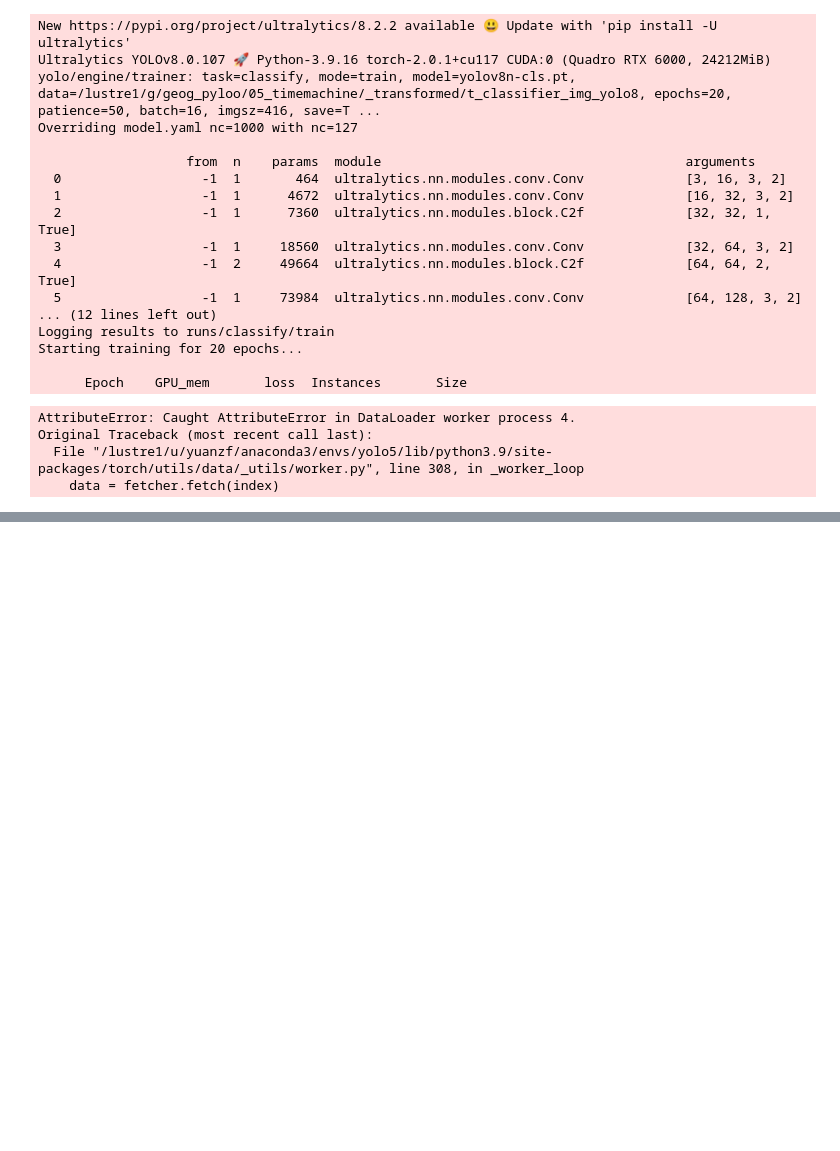
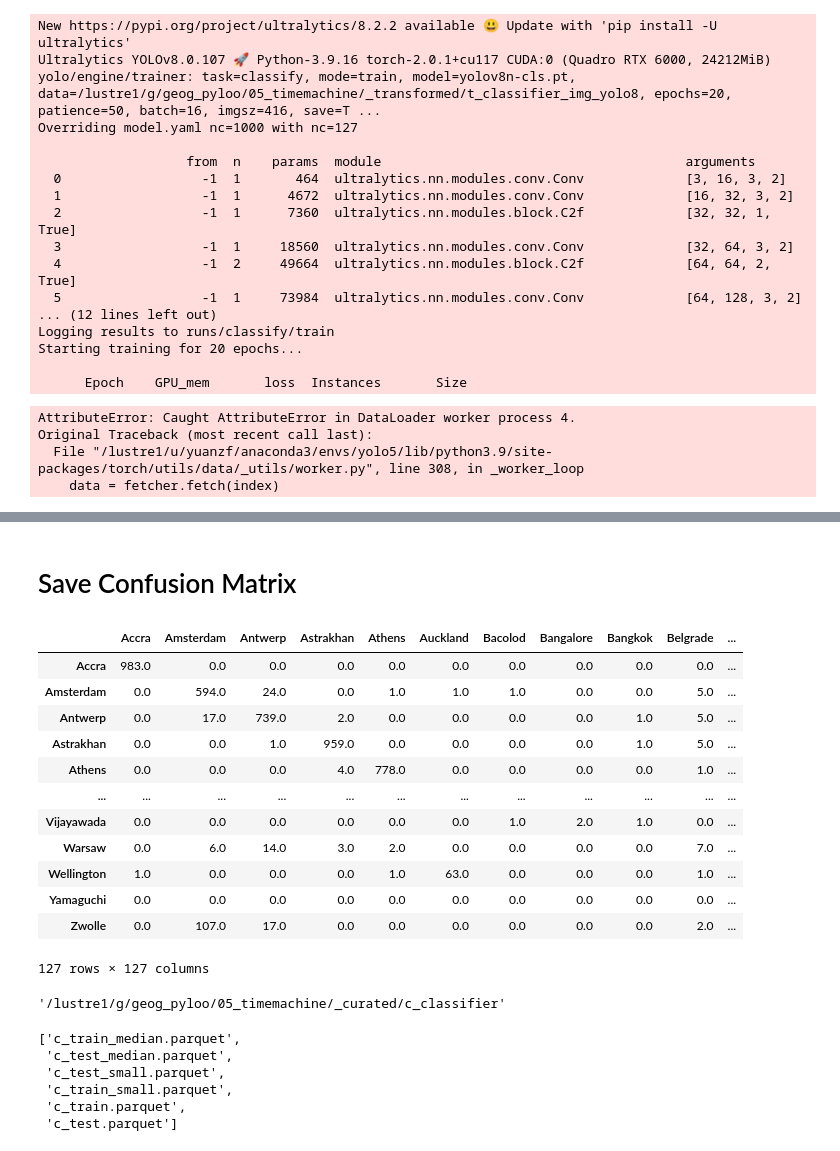
Before and after one commit to brookefzy/uvi-time-machine, a Jupyter notebook: _script/A-city-never-was/B1_data_prepare_yolo.ipynb, the cells around one changed output, grey strips where cells are left out. Drawn from its saved outputs; the diff is of its cells as text; code cells hidden in the pictures; blank space fills up the shorter version.

```diff
--- a/_script/A-city-never-was/B1_data_prepare_yolo.ipynb
+++ b/_script/A-city-never-was/B1_data_prepare_yolo.ipynb
@@ -270,0 +351,21 @@ print(probs.data)
+# %% [markdown]
+# Save Confusion Matrix
+# %%
+import pandas as pd
+mx = metrics.confusion_matrix.matrix
+mx_df = pd.DataFrame(mx, columns = label_values, index = label_values)
+mx_df
+# %% [output]
+|  | Accra | Amsterdam | Antwerp | Astrakhan | Athens | Auckland | Bacolod | Bangalore | Bangkok | Belgrade | ... |
+| Accra | 983.0 | 0.0 | 0.0 | 0.0 | 0.0 | 0.0 | 0.0 | 0.0 | 0.0 | 0.0 | ... |
+| Amsterdam | 0.0 | 594.0 | 24.0 | 0.0 | 1.0 | 1.0 | 1.0 | 0.0 | 0.0 | 5.0 | ... |
+| Antwerp | 0.0 | 17.0 | 739.0 | 2.0 | 0.0 | 0.0 | 0.0 | 0.0 | 1.0 | 5.0 | ... |
+| Astrakhan | 0.0 | 0.0 | 1.0 | 959.0 | 0.0 | 0.0 | 0.0 | 0.0 | 1.0 | 5.0 | ... |
+| Athens | 0.0 | 0.0 | 0.0 | 4.0 | 778.0 | 0.0 | 0.0 | 0.0 | 0.0 | 1.0 | ... |
+| ... | ... | ... | ... | ... | ... | ... | ... | ... | ... | ... | ... |
+| Vijayawada | 0.0 | 0.0 | 0.0 | 0.0 | 0.0 | 0.0 | 1.0 | 2.0 | 1.0 | 0.0 | ... |
+| Warsaw | 0.0 | 6.0 | 14.0 | 3.0 | 2.0 | 0.0 | 0.0 | 0.0 | 0.0 | 7.0 | ... |
+| Wellington | 1.0 | 0.0 | 0.0 | 0.0 | 1.0 | 63.0 | 0.0 | 0.0 | 0.0 | 1.0 | ... |
+| Yamaguchi | 0.0 | 0.0 | 0.0 | 0.0 | 0.0 | 0.0 | 0.0 | 0.0 | 0.0 | 0.0 | ... |
+| Zwolle | 0.0 | 107.0 | 17.0 | 0.0 | 0.0 | 0.0 | 0.0 | 0.0 | 0.0 | 2.0 | ... |
+127 rows × 127 columns
@@ -270,0 +374,13 @@ print(probs.data)
+# %%
+CURATED_FOLDER
+# %% [output]
+'/lustre1/g/geog_pyloo/05_timemachine/_curated/c_classifier'
+# %%
+os.listdir(CURATED_FOLDER)
+# %% [output]
+['c_train_median.parquet',
+ 'c_test_median.parquet',
+ 'c_test_small.parquet',
+ 'c_train_small.parquet',
+ 'c_train.parquet',
+ 'c_test.parquet']
```
Also changed, not shown: parts of 19 cells of this notebook, 19 other files.
